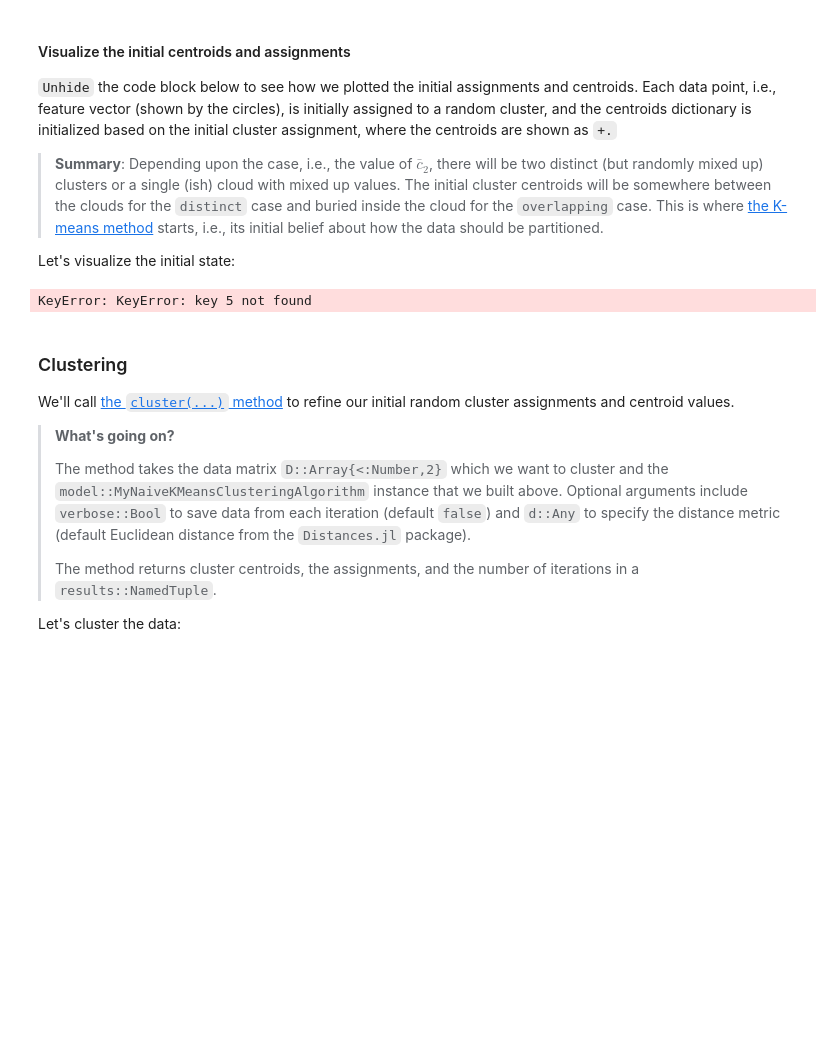
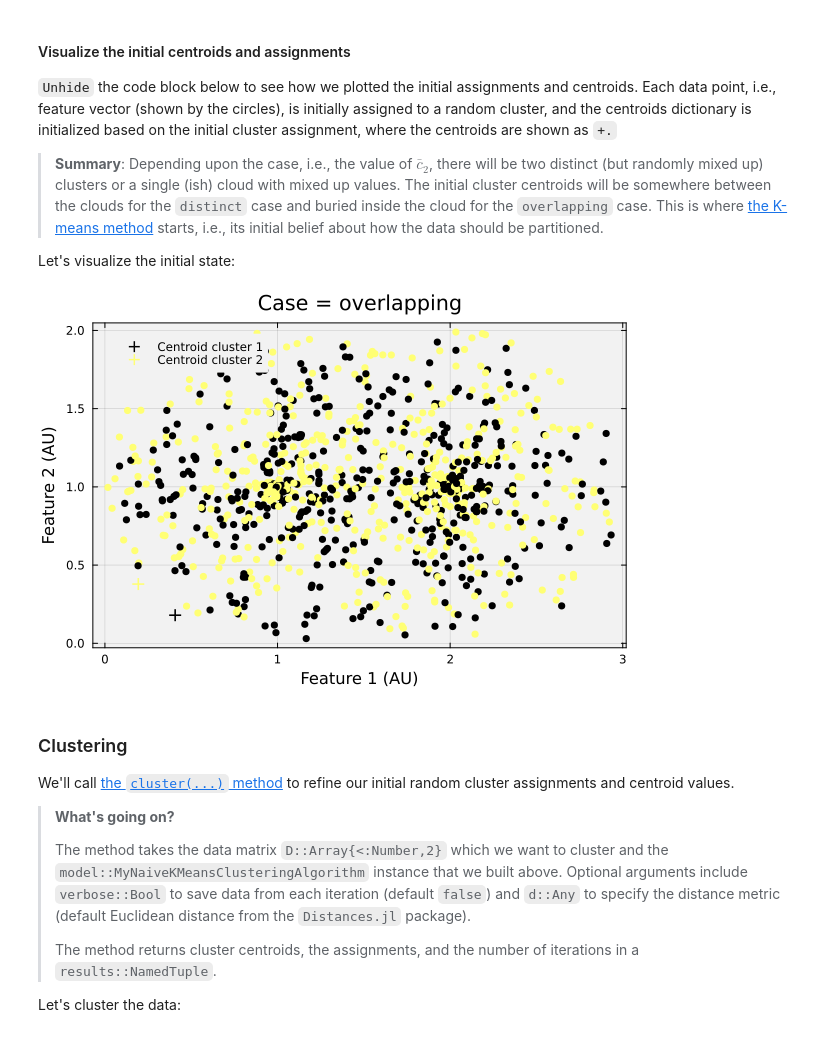
Before and after one commit to CHEME-5820-Spring-2026/ps1-5820-s26-YxH-23, a Jupyter notebook: PS1-CHEME-5820-Student-S26.ipynb, the cells around one changed output. Drawn from its saved outputs; the diff is of its cells as text; code cells hidden in the pictures; blank space fills up the shorter version.

```diff
--- a/PS1-CHEME-5820-Student-S26.ipynb
+++ b/PS1-CHEME-5820-Student-S26.ipynb
@@ -368,36 +368,39 @@ Let's visualize the initial state:
 # %%
 # STUDENT TASK: After you build `model`, uncomment the block below.
 # (Visualization code is provided - just remove the #= and =# markers)
 
 let
+    using Colors
+
+    colors = distinguishable_colors(K)
 
     dataset = D; # what dataset am I looking at?
     horizontal_index = 1;
     vertical_index = 2;
     p = plot(bg="gray95", background_color_outside="white", framestyle = :box, fg_legend = :transparent); # make an empty plot
 
     assignments = copy(model.assignments);
     for i ∈ eachindex(assignments);
         a = assignments[i];
-        scatter!([dataset[i, horizontal_index]], [dataset[i, vertical_index]], label="", c=my_color_dictionary[a], msc=my_color_dictionary[a]);
+        scatter!([dataset[i, horizontal_index]], [dataset[i, vertical_index]], label="", c=colors[a], msc=colors[a]);
     end
     current();
 
     # plot the centroids -
     centroids = copy(model.centroids);
     for k ∈ 1:K
         c = centroids[k]
-        scatter!([c[horizontal_index]], [c[vertical_index]], label="Centroid cluster $(k)", msc=my_color_dictionary[k], c=my_color_dictionary[k],
+        scatter!([c[horizontal_index]], [c[vertical_index]], label="Centroid cluster $(k)", msc=colors[k], c=colors[k],
             ms=6, markerstrokewidth=2, markershape = :plus)
     end
     current();
 
     xlabel!("Feature 1 (AU)", fontsize=18);
     ylabel!("Feature 2 (AU)", fontsize=18);
     title!("Case = $(case_label)", fontsize=18)
 end
 # %% [output]
-KeyError: KeyError: key 5 not found
+[figure, added]
 # %% [markdown]
 ### Clustering
 We'll call [the `cluster(...)` method](https://varnerlab.github.io/VLDataScienceMachineLearningPackage.jl/dev/clustering/#VLDataScienceMachineLearningPackage.cluster) to refine our initial random cluster assignments and centroid values.
```
Also changed, not shown: parts of 8 cells of this notebook, 35 other files.
